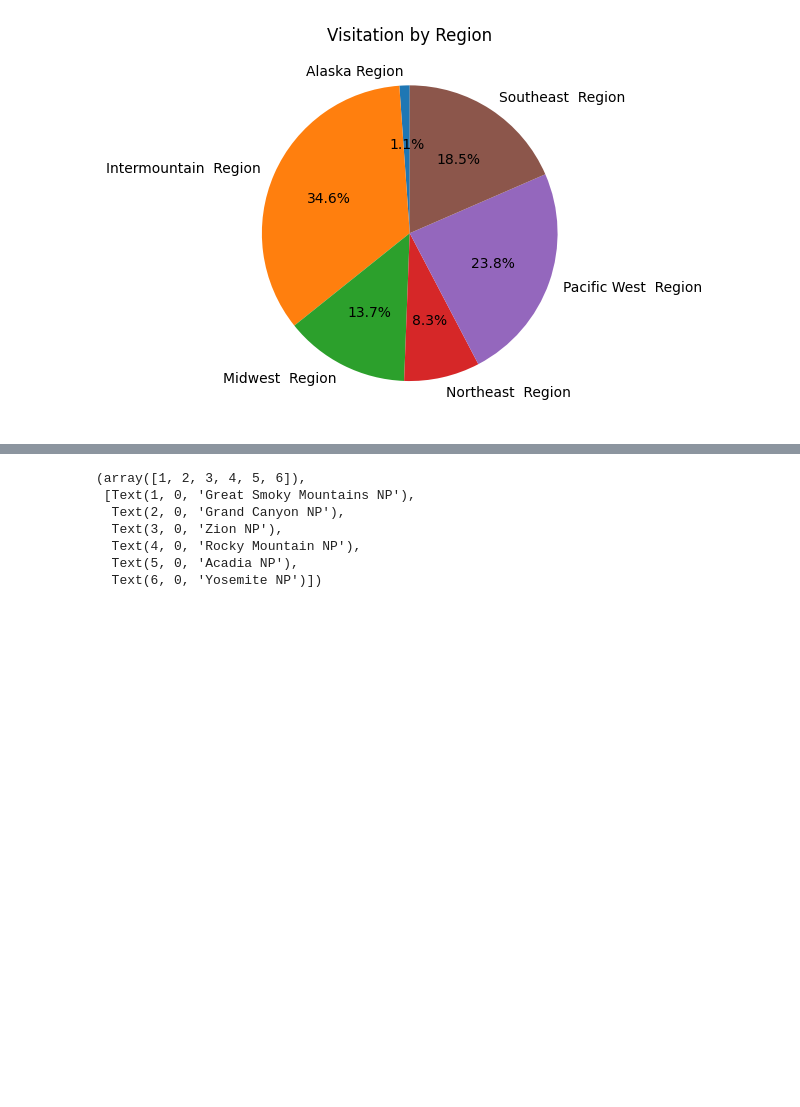
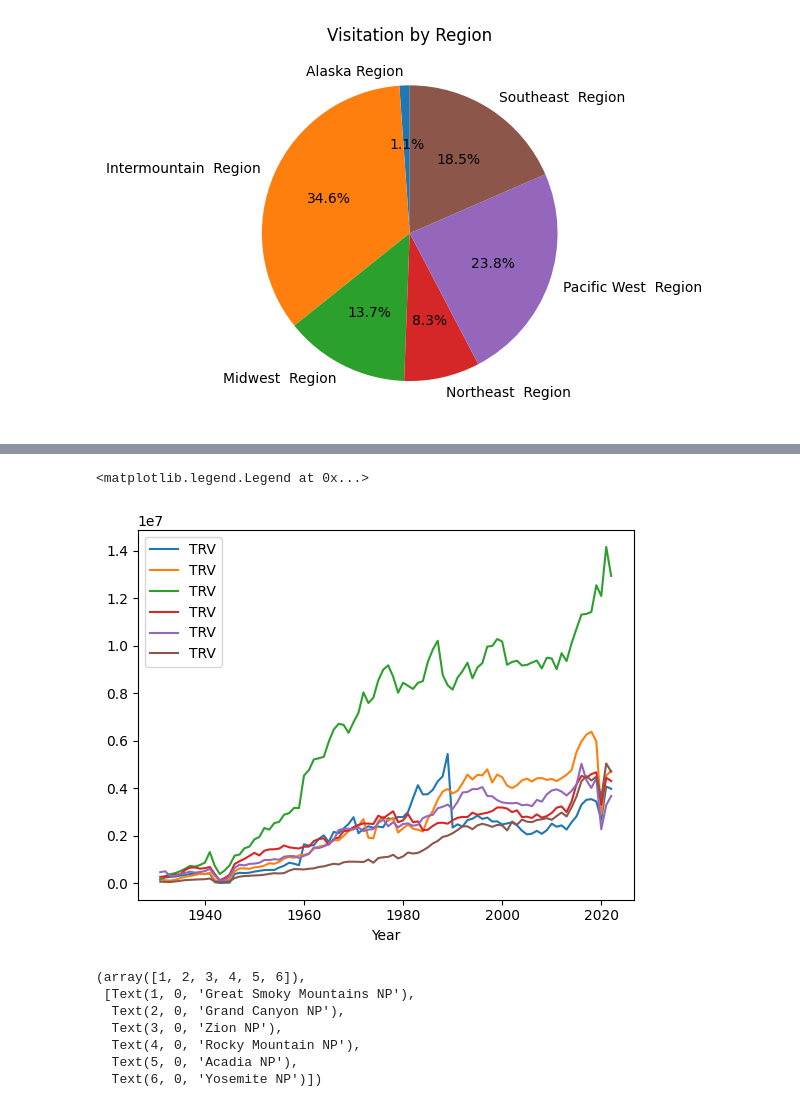
Before and after one commit to andymatsuura/NPS-Analysis, a Jupyter notebook: andy-dataclean_yosemite.ipynb, the cells around one changed output, grey strips where cells are left out. Saved outputs shown, nothing was run; the diff lists cells and outputs as text; code cells hidden in the pictures; blank space fills up the shorter version.

```diff
--- a/andy-dataclean_yosemite.ipynb
+++ b/andy-dataclean_yosemite.ipynb
@@ -352,3 +358,10 @@ top_parks_equal = top_parks_df.loc[top_parks_df["Year"] > 1930]
+# %%
+fig,ax=plt.subplots()
+top_parks_equal.groupby("ParkName").plot(x="Year", y="TRV", ax=ax)
+plt.legend()
+# %% [output]
+<matplotlib.legend.Legend at 0x...>
+[figure, added]
 # %%
 park_names = top_parks_equal["ParkName"].unique()
 data_by_park = [top_parks_equal[top_parks_equal["ParkName"] == park]["TRV"].values for park in park_names]
```
Also changed, not shown: parts of 5 cells of this notebook.
